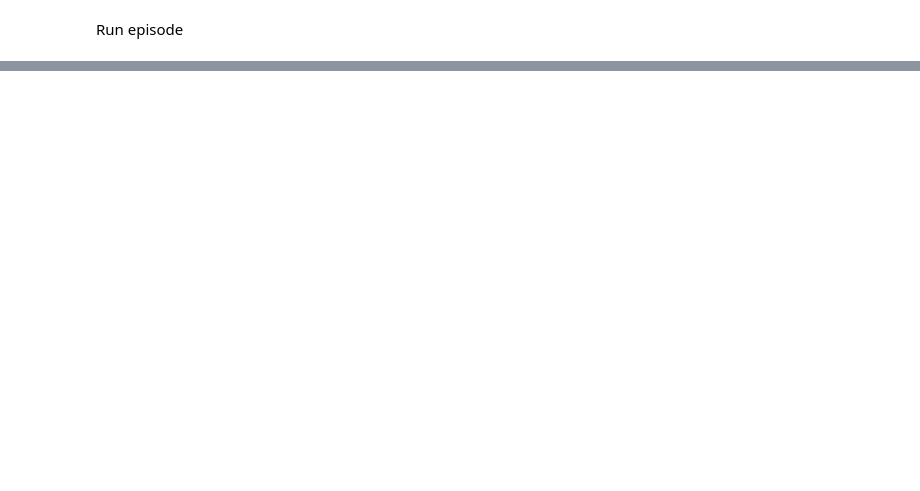
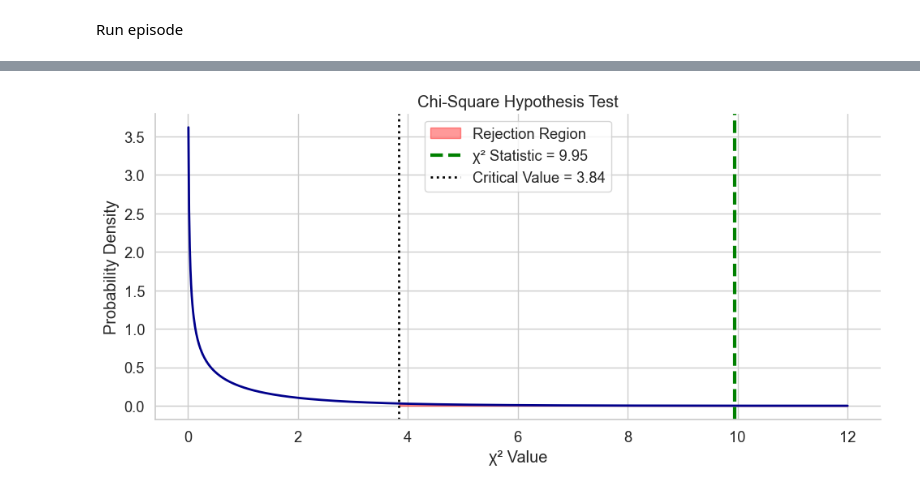
Before and after one commit to 21Lads/TFG_IL, a Jupyter notebook: main.ipynb, the cells around one changed output, grey strips where cells are left out. Cells and saved outputs as stored; diff of their text form; code cells hidden in the pictures; blank space fills up the shorter version.

```diff
--- a/main.ipynb
+++ b/main.ipynb
@@ -585,0 +879,88 @@ Simulation Complete
+# %%
+# AGGRESSIVE vs CONSERVATIVE Chi-squared with results for Collisions
+
+# T-Test (Speed)
+t_statistic = 4.25
+p_value_t = 0.00005
+
+# T-Test (Lane Changes)
+t_statistic_lane = 0.79
+p_value_lane = 0.43178
+
+# Chi-Square Test (Crashes)
+chi_statistic = 9.95
+p_value_chi = 0.00161
+# %%
+import numpy as np
+import matplotlib.pyplot as plt
+from scipy.stats import norm, chi2
+import seaborn as sns
+
+
+sns.set_theme(style="whitegrid", font_scale=1.2)
+
+alpha = 0.05
+
+# CHI-SQUARE TEST VISUALISATION (RIGHT-TAILED)
+dof = 1
+
+# Critical chi-square value
+chi_critical = chi2.ppf(1 - alpha, dof)
+
+x = np.linspace(0, 12, 1000)
+y = chi2.pdf(x, dof)
+
+plt.figure(figsize=(10, 5))
+
+# Chi-square distribution
+plt.plot(x, y, color='darkblue', linewidth=2)
+
+# Shade rejection region
+plt.fill_between(
+    x, y,
+    where=(x >= chi_critical),
+    color='red',
+    alpha=0.4,
+    label='Rejection Region'
+)
+
+# Test statistic
+plt.axvline(
+    chi_statistic,
+    color='green',
+    linestyle='--',
+    linewidth=3,
+    label=f'χ² Statistic = {chi_statistic:.2f}'
+)
+
+# Critical value
+plt.axvline(
+    chi_critical,
+    color='black',
+    linestyle=':',
+    linewidth=2,
+    label=f'Critical Value = {chi_critical:.2f}'
+)
+
+# Labels
+plt.title("Chi-Square Hypothesis Test")
+plt.xlabel("χ² Value")
+plt.ylabel("Probability Density")
+
+# Interpretation
+decision = "Reject H₀" if p_value_chi < alpha else "Fail to Reject H₀"
+
+plt.text(
+    chi_statistic,
+    max(y) * 0.75,
+    f"p-value = {p_value_chi:.3f}\nα = {alpha}\n{decision}",
+    fontsize=12,
+    bbox=dict(facecolor='white', edgecolor='black')
+)
+
+plt.legend()
+sns.despine()
+plt.tight_layout()
+plt.show()
+# %% [output]
+[figure, added]
```
Also changed, not shown: parts of 21 cells of this notebook, 2 other files.
